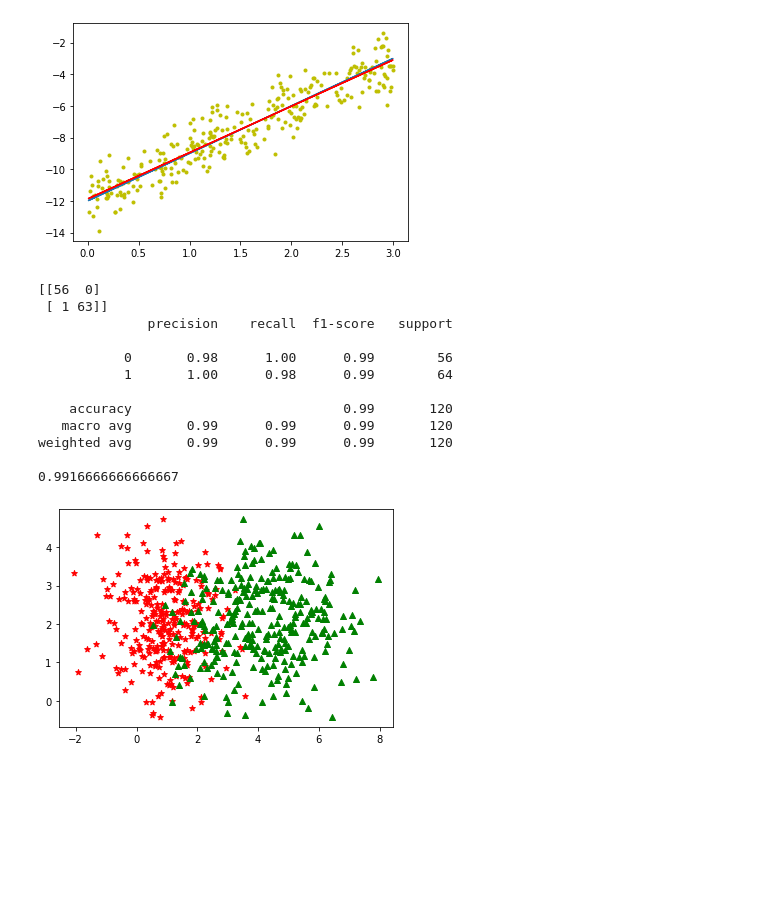
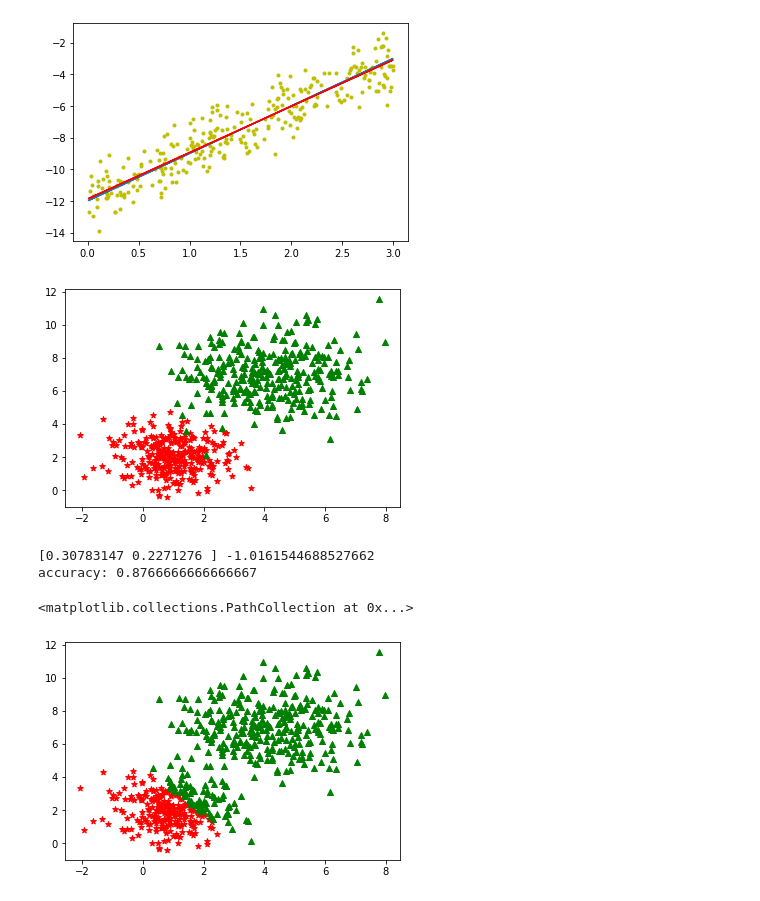
Before and after one commit to Nasten4ik/Data_Analysis, a Jupyter notebook: lab1.ipynb, the cells around one changed output. Drawn from its saved outputs; the diff is of its cells as text; code cells hidden in the pictures; blank space fills up the shorter version.

```diff
--- a/lab1.ipynb
+++ b/lab1.ipynb
@@ -43,61 +43,54 @@ plt.plot(x, a * x + b, color = 'r')
 [figure]
 # %%
 import pandas as pd
-import seaborn as sns
 import matplotlib.pyplot as plt
 import numpy as np
 
-from sklearn.preprocessing import LabelEncoder, StandardScaler
-from sklearn.linear_model import LogisticRegression
-from sklearn.model_selection import train_test_split
-from sklearn.metrics import classification_report,confusion_matrix, accuracy_score
 
 mean_1 = [1, 2]
 cov_1 = [[1, 0], [0, 1]]
 x_1 = np.random.multivariate_normal(mean_1, cov_1, num_points)
 plt.scatter(x_1[:, 0], x_1[:, 1], marker = '*', color = 'r')
 
 mean_2 = [4, 7]
 cov_2 = [[2, 0], [0, 2]]
 x_2 = np.random.multivariate_normal(mean_2, cov_2, num_points)
-plt.scatter(x_2[:, 0], x_1[:, 1], marker = '^', color = 'g')
+plt.scatter(x_2[:, 0], x_2[:, 1], marker = '^', color = 'g')
 
 x = np.concatenate([x_1, x_2])
 labels = np.array([0] * num_points + [1] * num_points)
-
-columns = ['x', 'y']
-df = pd.DataFrame(data=x, columns=columns)
-df['l'] = labels
-
-X = df.drop(['l'], axis=1)
-Y = df['l']
-
-X_train, X_test, Y_train, Y_test = train_test_split(X, Y, test_size=0.20, random_state=0)
-
-scaler = StandardScaler()
-scaler.fit(X_train)
-scaled_X_train = scaler.transform(X_train)
-scaled_X_test = scaler.transform(X_test)
-
-
-classifier = LogisticRegression(solver='lbfgs',random_state=0)
-classifier.fit(scaled_X_train, Y_train)
-pred = classifier.predict(scaled_X_test)
-
-print(confusion_matrix(Y_test,pred))
-print(classification_report(Y_test,pred))
-print(accuracy_score(Y_test,pred))
 # %% [output]
-[[56  0]
- [ 1 63]]
-              precision    recall  f1-score   support
-
-           0       0.98      1.00      0.99        56
-           1       1.00      0.98      0.99        64
-
-    accuracy                           0.99       120
-   macro avg       0.99      0.99      0.99       120
-weighted avg       0.99      0.99      0.99       120
-
-0.9916666666666667
-[figure, old version]
+[figure, new version]
+# %%
+n_epoch = 600
+y = labels
+
+
+a = np.array([0, 0])
+b = 0
+lr = 0.01
+error = np.zeros(n_epoch)
+for i in range(n_epoch):
+    p = 1/(1+np.exp(-(np.dot(x,a)+b)))
+    a_gr = np.dot(x.T,p-y)/x.shape[0]
+    b_gr = (p-y).mean()
+    error[i] = -(y*np.log(p)*(1-y)*np.log(1-p)).mean()
+    a = a - lr * a_gr
+    b = b - lr * b_gr
+print (a, b)
+
+pred = np.zeros(x.shape[0])
+p = 1/(1+np.exp(-(np.dot(x,a)+b)))
+for i in range(x.shape[0]):
+    if(p[i] >= 0.5):
+        pred[i] = 1
+
+print("accuracy:", 1 - abs(y-pred).mean())
+
+plt.scatter(x[:, 0][pred==0], x[:, 1][pred==0], marker = '*', color = 'r')
+plt.scatter(x[:, 0][pred==1], x[:, 1][pred==1], marker = '^', color = 'g')
+# %% [output]
+[0.30783147 0.2271276 ] -1.0161544688527662
+accuracy: 0.8766666666666667
+<matplotlib.collections.PathCollection at 0x...>
+[figure, added]
```
